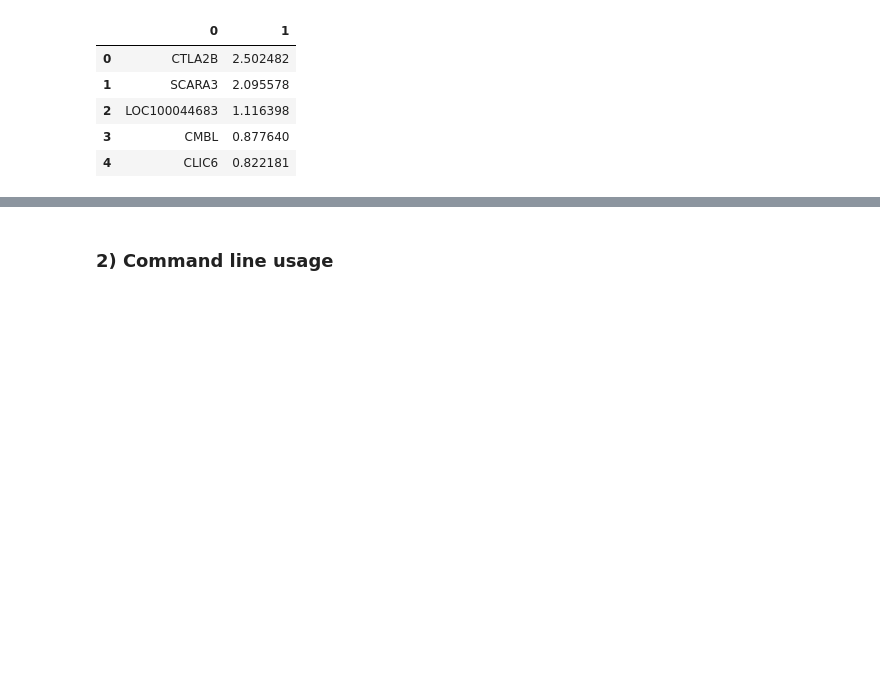
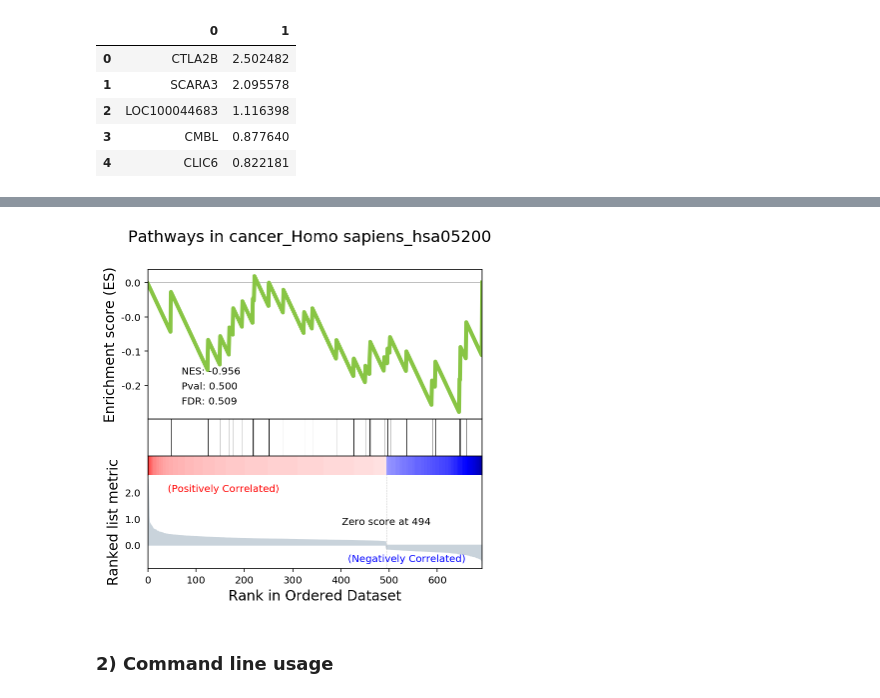
Before and after one commit to zqfang/GSEApy, a Jupyter notebook: docs/gseapy_example.ipynb, the cells around one changed output, grey strips where cells are left out. Saved outputs shown, nothing was run; the diff lists cells and outputs as text; code cells hidden in the pictures; blank space fills up the shorter version.

```diff
--- a/docs/gseapy_example.ipynb
+++ b/docs/gseapy_example.ipynb
@@ -167,6 +160,0 @@ pre[0].res2d.head()
-# %%
-# plotting
-pre_res = pre[0]
-prerank_results = pre_res.res2d
-prerank_results = prerank_results.reset_index()
-prerank_results.head(5).plot.barh(y='fdr',x='Term',fontsize=16)
@@ -175,0 +164,4 @@ prerank_results.head(5).plot.barh(y='fdr',x='Term',fontsize=16)
+# %%
+# extract geneset terms in res2d
+terms = pre_res.res2d.index
+terms
@@ -176,3 +179,9 @@ prerank_results.head(5).plot.barh(y='fdr',x='Term',fontsize=16)
+# %%
+## easy way
+from gseapy.plot import gseaplot
+gseaplot(rank_metric=pre_res.ranking, term=terms[0], **pre_res.results[terms[0]])
+# %% [output]
+[figure, added]
 # %% [markdown]
 ### 2) Command line usage
 # %% [markdown]
```
Also changed, not shown: parts of 27 cells of this notebook, 1 other file.
